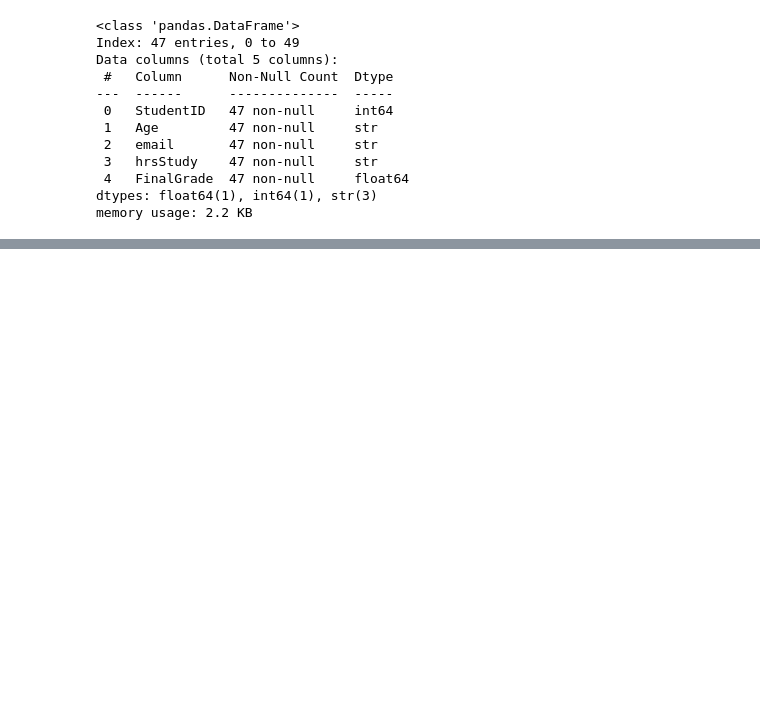
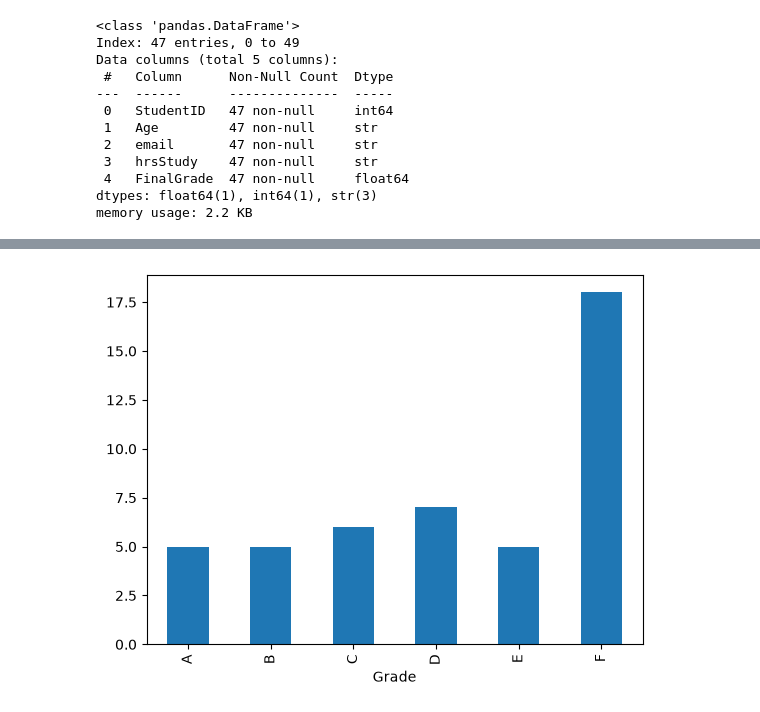
Before and after one commit to maryan396/Dave3625-2026, a Jupyter notebook: Lab2/lab2.ipynb, the cells around one changed output, grey strips where cells are left out. Saved outputs shown, nothing was run; the diff lists cells and outputs as text; code cells hidden in the pictures; blank space fills up the shorter version.

```diff
--- a/Lab2/lab2.ipynb
+++ b/Lab2/lab2.ipynb
@@ -49,0 +66,18 @@ memory usage: 2.2 KB
+# %%
+#TASK4
+def to_grade(score):
+    if score > 90:
+        return 'A'
+    elif score > 80:
+        return 'B'
+    elif score > 70:
+        return 'C'
+    elif score > 60:
+        return 'D'
+    elif score > 50:
+        return 'E'
+    else:
+        return 'F'
+
+df['Grade'] = df['FinalGrade'].apply(to_grade)
+df.head()
@@ -49,0 +91,7 @@ memory usage: 2.2 KB
+# %%
+grade_order = ['A', 'B', 'C', 'D', 'E', 'F']
+df['Grade'].value_counts().reindex(grade_order).plot.bar()
+plt.xlabel('Grade')
+plt.show()
+# %% [output]
+[figure, added]
```
Also changed, not shown: parts of 2 cells of this notebook.
